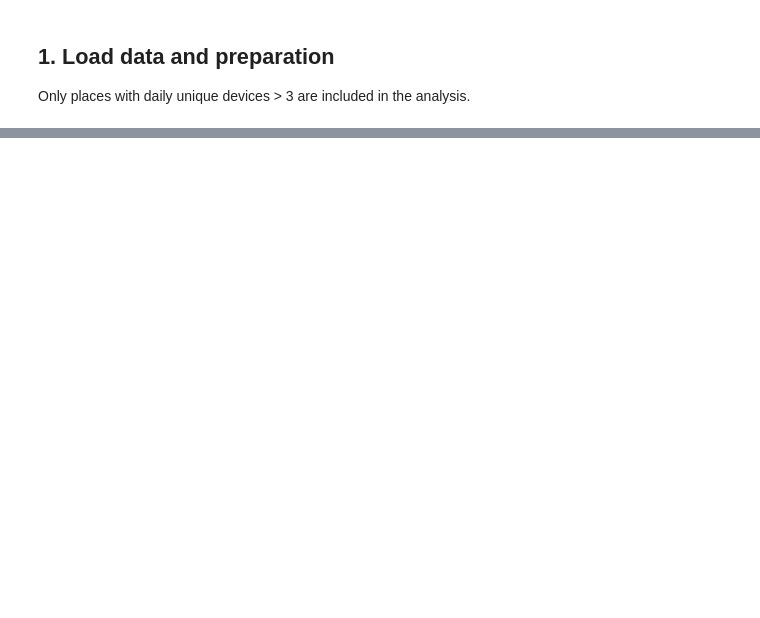
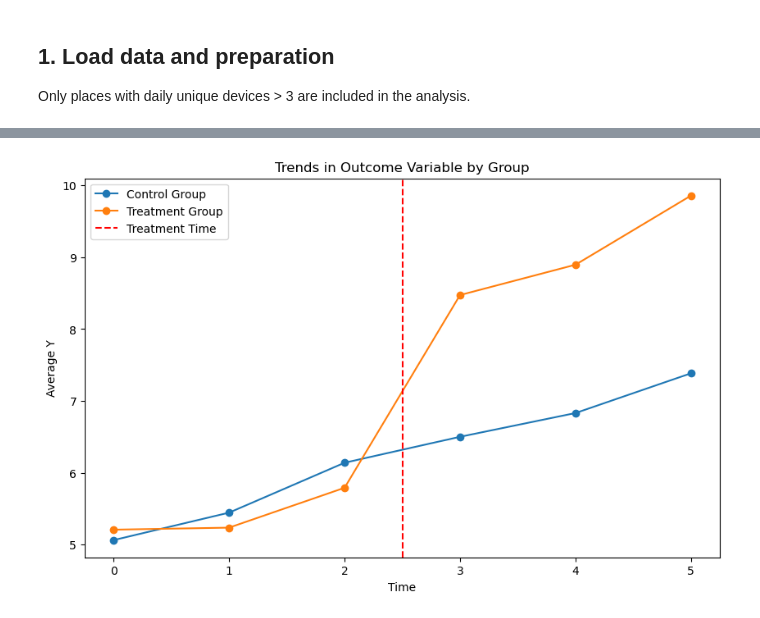
Before and after one commit to MobiSegInsights/nine-euro-ticket-de, a Jupyter notebook: src/models/22-generalized-did.ipynb, the cells around one changed output, grey strips where cells are left out. Saved outputs shown, nothing was run; the diff lists cells and outputs as text; code cells hidden in the pictures; blank space fills up the shorter version.

```diff
--- a/src/models/22-generalized-did.ipynb
+++ b/src/models/22-generalized-did.ipynb
@@ -67,0 +163,26 @@ Name: osm_id, dtype: int64
+# %%
+# Create time dummies
+time_dummies = pd.get_dummies(df['time'], prefix='time', drop_first=True)
+df = pd.concat([df, time_dummies], axis=1)
+# Define the treatment time
+T0 = 3  # Replace with your treatment time
+
+# Identify pre-treatment periods
+pre_treatment_periods = df['time'] < T0
+
+# Create interaction terms for pre-treatment periods
+for t in df['time'].unique():
+    if t < T0:
+        df[f'D_time{t}'] = df['D'] * (df['time'] == t).astype(int)
+
+# Define the formula
+# Include all time dummies except for one reference period
+time_dummies_cols = [col for col in df.columns if col.startswith('time_')]
+interaction_terms = [col for col in df.columns if col.startswith('D_time')]
+
+formula = 'Y ~ D + ' + ' + '.join(time_dummies_cols) + ' + ' + ' + '.join(interaction_terms)
+
+# Fit the model using Ordinary Least Squares (OLS)
+model = smf.ols(formula=formula, data=df).fit(cov_type='cluster', cov_kwds={'groups': df['id']})
+
+print(model.summary())
@@ -67,0 +207,19 @@ Name: osm_id, dtype: int64
+# %%
+# Calculate average Y by group and time
+avg_Y = df.groupby(['time', 'D'])['Y'].mean().reset_index()
+
+# Pivot the data for plotting
+avg_Y_pivot = avg_Y.pivot(index='time', columns='D', values='Y')
+
+# Plot the trends
+plt.figure(figsize=(10, 6))
+plt.plot(avg_Y_pivot.index, avg_Y_pivot[0], marker='o', label='Control Group')
+plt.plot(avg_Y_pivot.index, avg_Y_pivot[1], marker='o', label='Treatment Group')
+plt.axvline(x=T0 - 0.5, color='red', linestyle='--', label='Treatment Time')
+plt.xlabel('Time')
+plt.ylabel('Average Y')
+plt.title('Trends in Outcome Variable by Group')
+plt.legend()
+plt.show()
+# %% [output]
+[figure, added]
```
Also changed, not shown: parts of 19 cells of this notebook, 2 other files.
